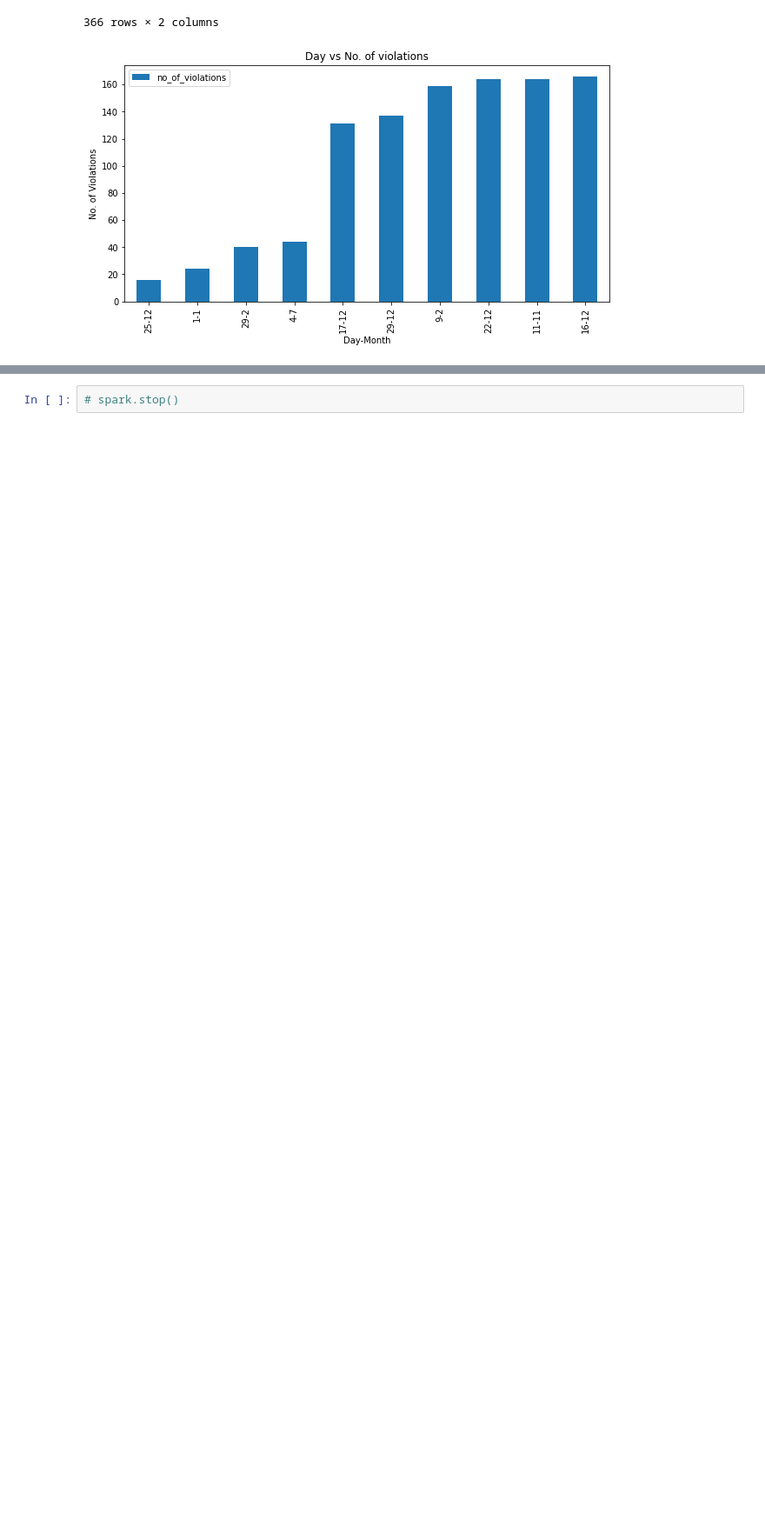
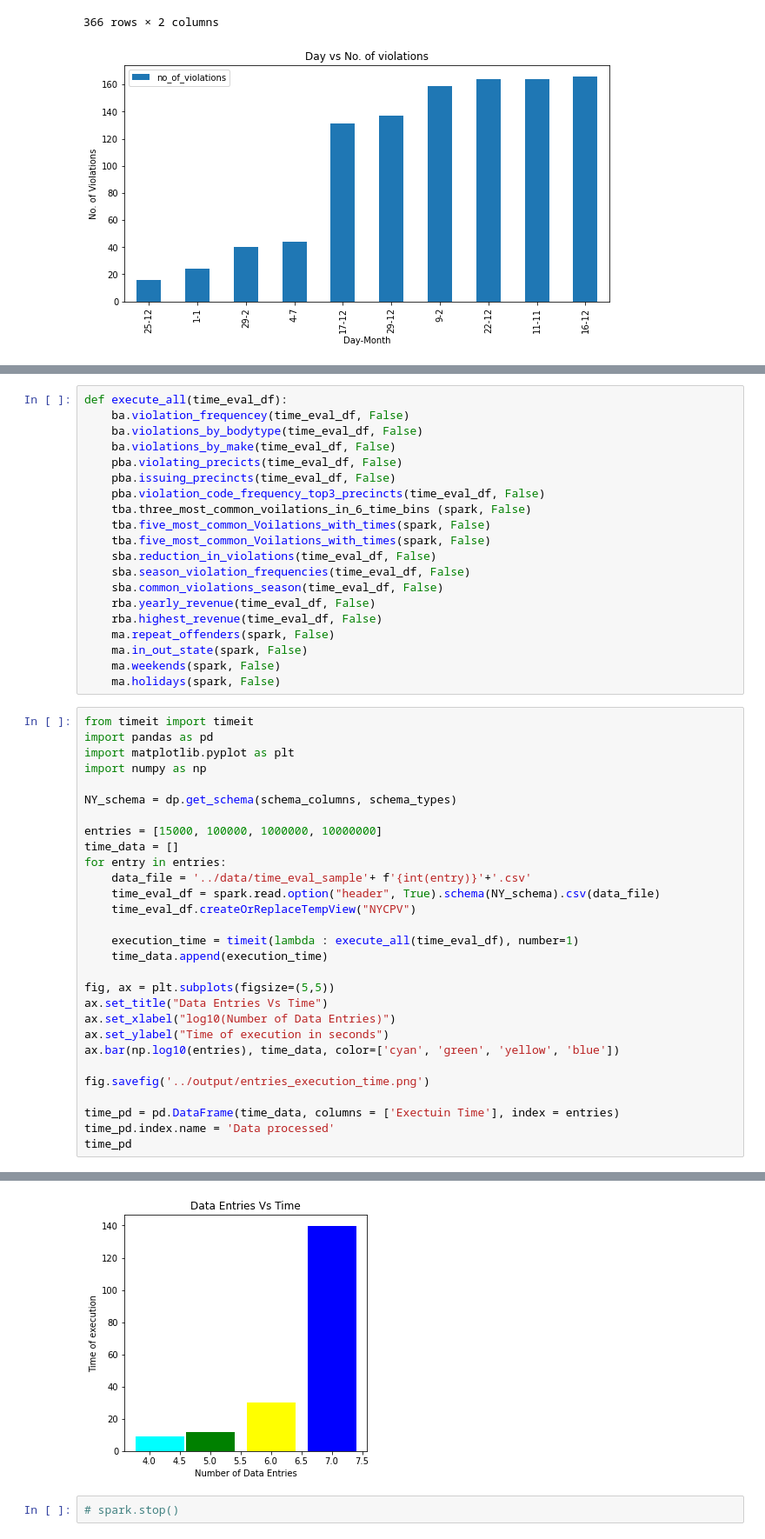
Before and after one commit to MTech-DA231-Project/NYC_Parking_Analysis, a Jupyter notebook: notebooks/nyc_parking_analysis.ipynb, the cells around one changed output, grey strips where cells are left out. Shown at 87% size. Drawn from its saved outputs; the diff is of its cells as text; blank space fills up the shorter version.

Commit message:
Add timing calculation and plot in notebook
This commit adds timing calculations cell to notebook

Signed-off-by: Sudhakar M K <sudhakar.mkulkarni@gmail.com>

```diff
--- a/notebooks/nyc_parking_analysis.ipynb
+++ b/notebooks/nyc_parking_analysis.ipynb
@@ -709,0 +712,50 @@ ma.holidays(spark)
+# %%
+def execute_all(time_eval_df):
+    ba.violation_frequencey(time_eval_df, False)
+    ba.violations_by_bodytype(time_eval_df, False)
+    ba.violations_by_make(time_eval_df, False)
+    pba.violating_precicts(time_eval_df, False)
+    pba.issuing_precincts(time_eval_df, False)
+    pba.violation_code_frequency_top3_precincts(time_eval_df, False)
+    tba.three_most_common_voilations_in_6_time_bins (spark, False)
+    tba.five_most_common_Voilations_with_times(spark, False)
+    tba.five_most_common_Voilations_with_times(spark, False)
+    sba.reduction_in_violations(time_eval_df, False)
+    sba.season_violation_frequencies(time_eval_df, False)
+    sba.common_violations_season(time_eval_df, False)
+    rba.yearly_revenue(time_eval_df, False)
+    rba.highest_revenue(time_eval_df, False)
+    ma.repeat_offenders(spark, False)
+    ma.in_out_state(spark, False)
+    ma.weekends(spark, False)
+    ma.holidays(spark, False)
+# %%
+from timeit import timeit
+import pandas as pd
+import matplotlib.pyplot as plt
+import numpy as np
+
+NY_schema = dp.get_schema(schema_columns, schema_types)
+
+entries = [15000, 100000, 1000000, 10000000]
+time_data = []
+for entry in entries:
+    data_file = '../data/time_eval_sample'+ f'{int(entry)}'+'.csv'
+    time_eval_df = spark.read.option("header", True).schema(NY_schema).csv(data_file)
+    time_eval_df.createOrReplaceTempView("NYCPV")
+
+    execution_time = timeit(lambda : execute_all(time_eval_df), number=1)
+    time_data.append(execution_time)
+
+fig, ax = plt.subplots(figsize=(5,5))
+ax.set_title("Data Entries Vs Time")
+ax.set_xlabel("log10(Number of Data Entries)")
+ax.set_ylabel("Time of execution in seconds")
+ax.bar(np.log10(entries), time_data, color=['cyan', 'green', 'yellow', 'blue'])
+
+fig.savefig('../output/entries_execution_time.png')
+
+time_pd = pd.DataFrame(time_data, columns = ['Exectuin Time'], index = entries)
+time_pd.index.name = 'Data processed'
+time_pd
+# %% [output]
@@ -710,2 +780,3 @@ ma.holidays(spark)
+[figure, added]
 # %%
 # spark.stop()
```
Also changed, not shown: parts of 2 cells of this notebook, 1 other file.
